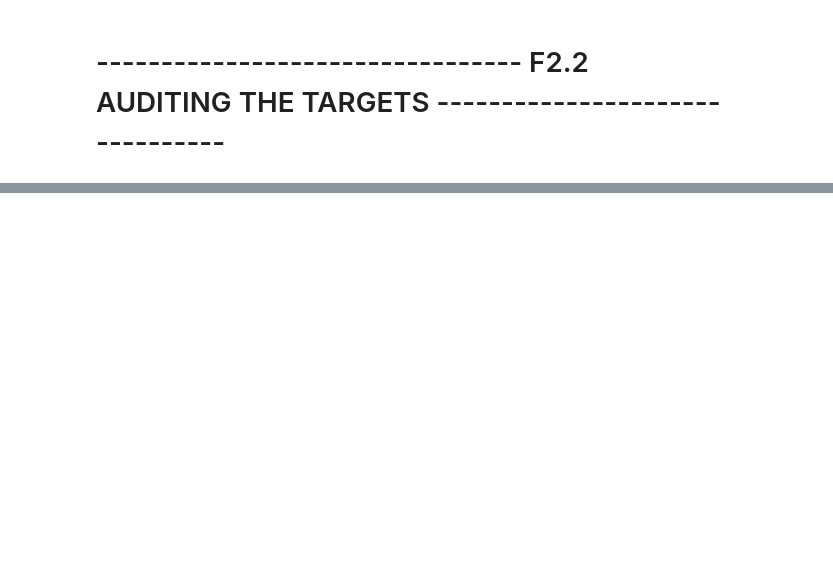
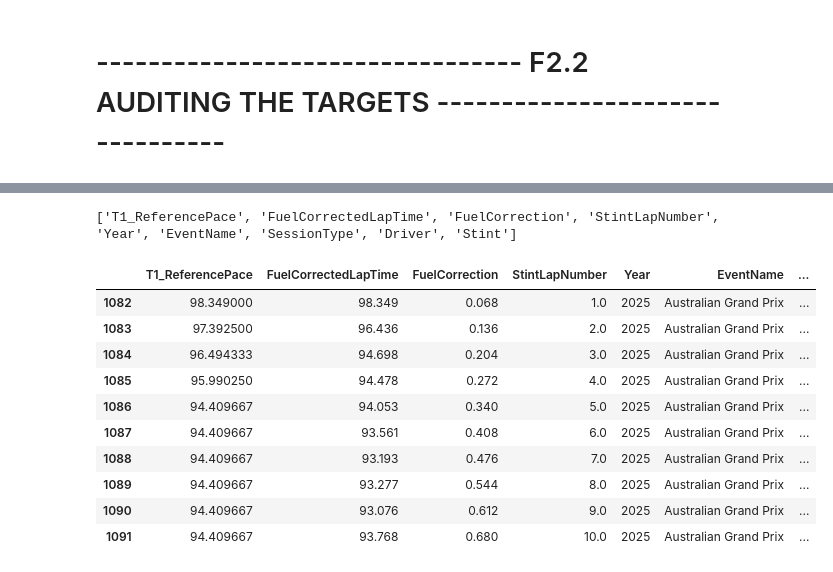
Before and after one commit to mohammedDhinojwala/f1-ai-race-strategy, a Jupyter notebook: notebooks/01_data_investigation.ipynb, the cells around one changed output, grey strips where cells are left out. Cells and saved outputs as stored; diff of their text form; code cells hidden in the pictures; blank space fills up the shorter version.

```diff
--- a/notebooks/01_data_investigation.ipynb
+++ b/notebooks/01_data_investigation.ipynb
@@ -10123,0 +10117,35 @@ T7_CumulativeStintLoss
+# %%
+print([
+    col for col in [
+        "T1_ReferencePace",
+        "FuelCorrectedLapTime",
+        "FuelCorrection",
+        "StintLapNumber",
+        "Year", "EventName", "SessionType", "Driver", "Stint"
+    ]
+    if col in train_df.columns
+])
+# %% [output]
+['T1_ReferencePace', 'FuelCorrectedLapTime', 'FuelCorrection', 'StintLapNumber', 'Year', 'EventName', 'SessionType', 'Driver', 'Stint']
+# %%
+train_df.shape
+
+train_df[[
+        "T1_ReferencePace",
+        "FuelCorrectedLapTime",
+        "FuelCorrection",
+        "StintLapNumber",
+        "Year", "EventName", "SessionType", "Driver", "Stint"
+    ]].head(10)
+# %% [output]
+|  | T1_ReferencePace | FuelCorrectedLapTime | FuelCorrection | StintLapNumber | Year | EventName | ... |
+| 1082 | 98.349000 | 98.349 | 0.068 | 1.0 | 2025 | Australian Grand Prix | ... |
+| 1083 | 97.392500 | 96.436 | 0.136 | 2.0 | 2025 | Australian Grand Prix | ... |
+| 1084 | 96.494333 | 94.698 | 0.204 | 3.0 | 2025 | Australian Grand Prix | ... |
+| 1085 | 95.990250 | 94.478 | 0.272 | 4.0 | 2025 | Australian Grand Prix | ... |
+| 1086 | 94.409667 | 94.053 | 0.340 | 5.0 | 2025 | Australian Grand Prix | ... |
+| 1087 | 94.409667 | 93.561 | 0.408 | 6.0 | 2025 | Australian Grand Prix | ... |
+| 1088 | 94.409667 | 93.193 | 0.476 | 7.0 | 2025 | Australian Grand Prix | ... |
+| 1089 | 94.409667 | 93.277 | 0.544 | 8.0 | 2025 | Australian Grand Prix | ... |
+| 1090 | 94.409667 | 93.076 | 0.612 | 9.0 | 2025 | Australian Grand Prix | ... |
+| 1091 | 94.409667 | 93.768 | 0.680 | 10.0 | 2025 | Australian Grand Prix | ... |
```
Also changed, not shown: parts of 14 cells of this notebook.
